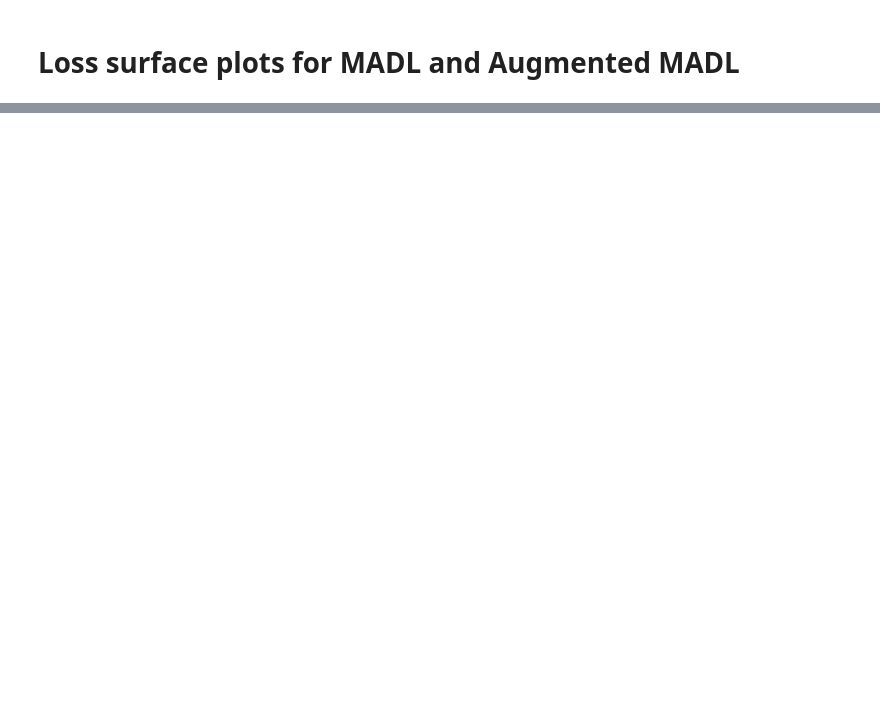
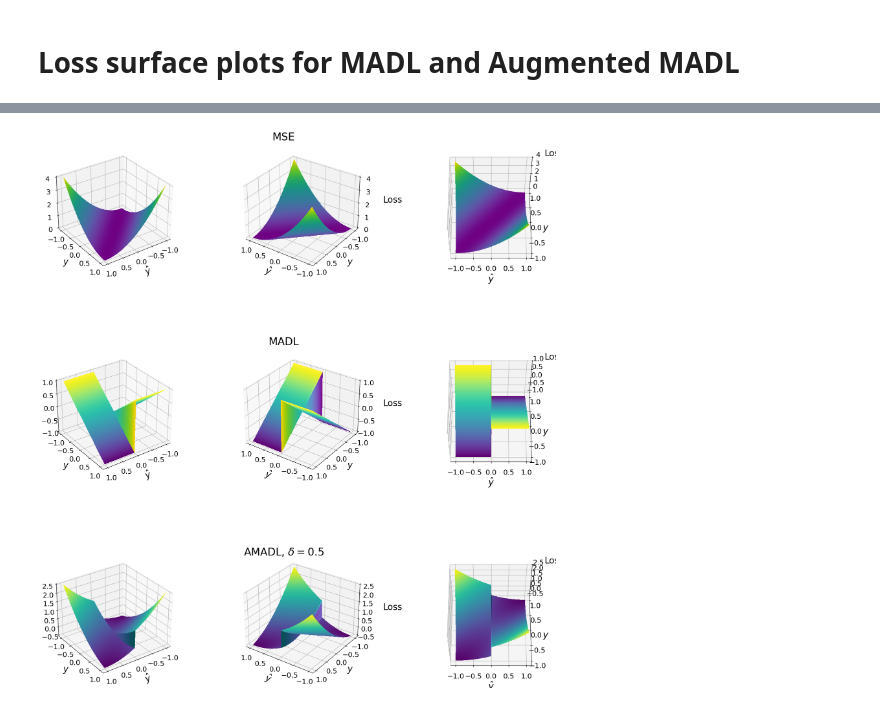
Before and after one commit to johanoelgaard/MastersThesis, a Jupyter notebook: simulations/loss_surface.ipynb, the cells around one changed output, grey strips where cells are left out. Drawn from its saved outputs; the diff is of its cells as text; code cells hidden in the pictures; blank space fills up the shorter version.

Commit message:
ran model for new params

```diff
--- a/simulations/loss_surface.ipynb
+++ b/simulations/loss_surface.ipynb
@@ -81,0 +19,87 @@ plt.show()
+# %%
+
+# common grid & angles
+grid = np.linspace(-1, 1, 200)
+YHAT, Y = np.meshgrid(grid, grid)
+angles = [(30, 55), (30, 125), (60, 270)]
+
+# compute surfaces & shading
+ls        = LightSource(azdeg=315, altdeg=45)
+Z_mse     = (YHAT - Y)**2
+rgb_mse   = ls.shade(Z_mse, cmap=cm.viridis, vert_exag=1, blend_mode='soft')
+Z_madl    = madl_elementwise(YHAT, Y)
+rgb_madl  = ls.shade(Z_madl, cmap=cm.viridis, vert_exag=1, blend_mode='soft')
+Z_amadl   = amadl_elementwise(YHAT, Y, delta=0.5)
+rgb_amadl = ls.shade(Z_amadl, cmap=cm.viridis, vert_exag=1, blend_mode='soft')
+
+# create 3×3 3D grid
+fig, axes = plt.subplots(
+    3, 3,
+    figsize=(18, 18),
+    subplot_kw={'projection': '3d'}
+)
+
+# --- MSE row ---
+for ax, (elev, azim) in zip(axes[0], angles):
+    ax.plot_surface(
+        YHAT, Y, Z_mse,
+        rstride=1, cstride=1,
+        facecolors=rgb_mse,
+        linewidth=0, antialiased=False, shade=False
+    )
+    ax.view_init(elev=elev, azim=azim)
+    ax.set_xlabel(r'$\hat y$', fontsize=20, labelpad=10)
+    ax.set_ylabel(r'$y$',      fontsize=20, labelpad=10)
+    ax.set_zlabel('Loss',      fontsize=20, labelpad=25)
+    ax.set_xticks(np.arange(-1, 1.1, 0.5))
+    ax.set_yticks(np.arange(-1, 1.1, 0.5))
+    ax.tick_params(labelsize=16)
+
+# --- MADL row ---
+for ax, (elev, azim) in zip(axes[1], angles):
+    ax.plot_surface(
+        YHAT, Y, Z_madl,
+        rstride=1, cstride=1,
+        facecolors=rgb_madl,
+        linewidth=0, antialiased=False, shade=False
+    )
+    ax.view_init(elev=elev, azim=azim)
+    ax.set_xlabel(r'$\hat y$', fontsize=20, labelpad=10)
+    ax.set_ylabel(r'$y$',      fontsize=20, labelpad=10)
+    ax.set_zlabel('Loss',      fontsize=20, labelpad=25)
+    ax.set_xticks(np.arange(-1, 1.1, 0.5))
+    ax.set_yticks(np.arange(-1, 1.1, 0.5))
+    ax.tick_params(labelsize=16)
+
+# --- AMADL row ---
+for ax, (elev, azim) in zip(axes[2], angles):
+    ax.plot_surface(
+        YHAT, Y, Z_amadl,
+        rstride=1, cstride=1,
+        facecolors=rgb_amadl,
+        linewidth=0, antialiased=False, shade=False
+    )
+    ax.view_init(elev=elev, azim=azim)
+    ax.set_xlabel(r'$\hat y$', fontsize=20, labelpad=10)
+    ax.set_ylabel(r'$y$',      fontsize=20, labelpad=10)
+    ax.set_zlabel('Loss',      fontsize=20, labelpad=25)
+    ax.set_xticks(np.arange(-1, 1.1, 0.5))
+    ax.set_yticks(np.arange(-1, 1.1, 0.5))
+    ax.tick_params(labelsize=16)
+
+# row‐titles
+fig.text(0.5, 0.98, 'MSE',   ha='center', fontsize=24)
+fig.text(0.5, 0.62, 'MADL',  ha='center', fontsize=24)
+fig.text(0.5, 0.25, 'AMADL, $\delta = 0.5$', ha='center', fontsize=24)
+
+# spacing
+fig.subplots_adjust(
+    left=0.08, right=0.98,
+    top=0.97, bottom=0.03,
+    hspace=0.6, wspace=0.4
+)
+
+plt.savefig('../figs/loss_surface.png', dpi=300)
+plt.show()
+# %% [output]
+[figure, added]
```
Also changed, not shown: parts of 1 cell of this notebook, 30 other files.
